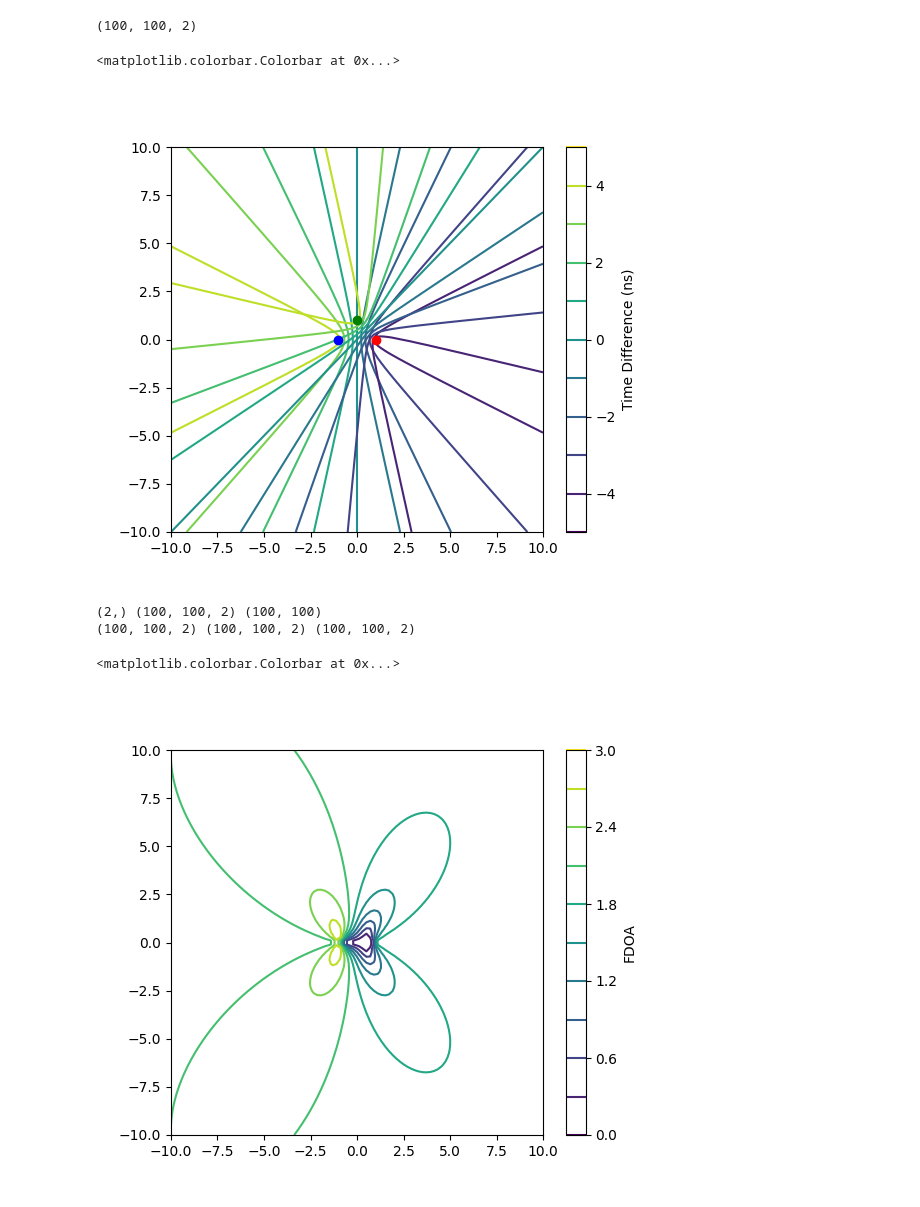
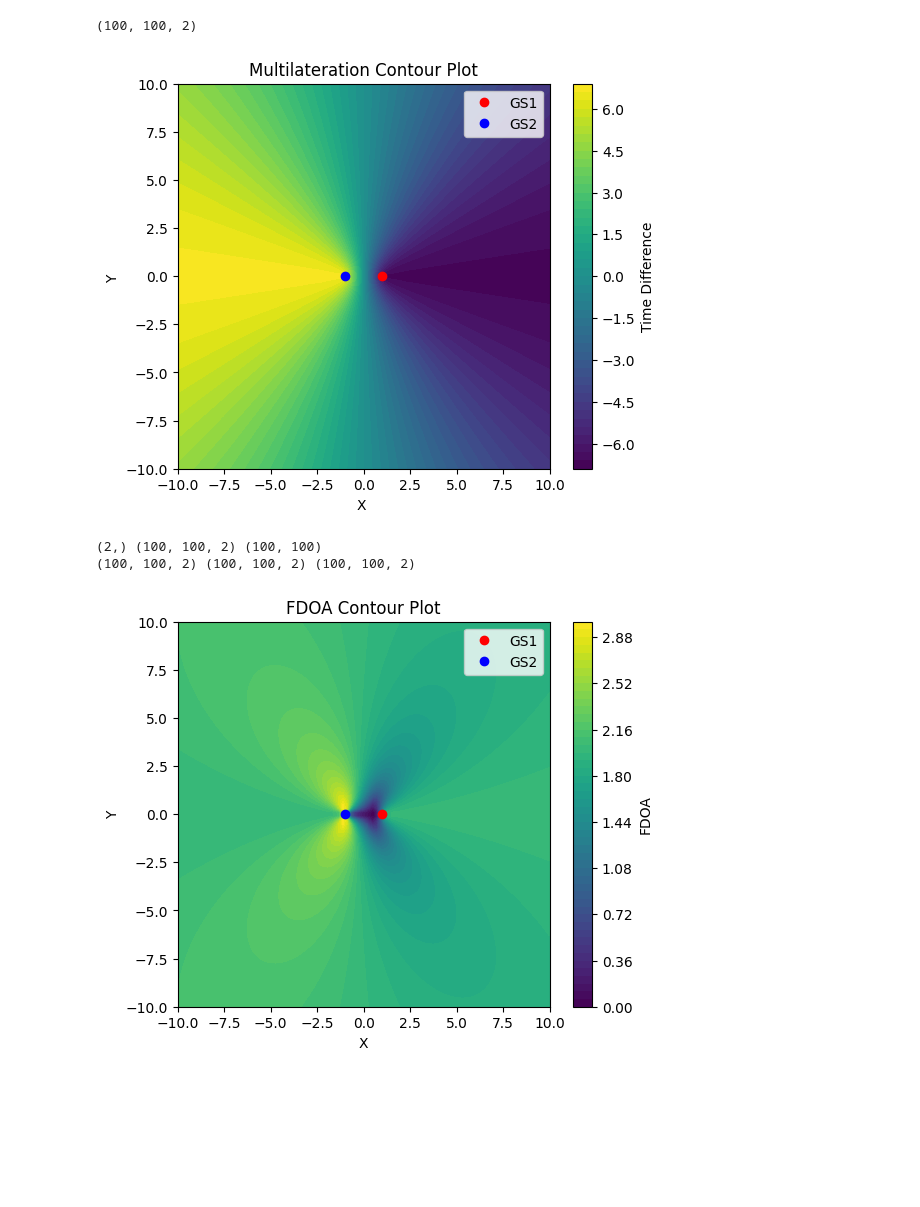
Before and after one commit to kamilix2003/sat-ant, a Jupyter notebook: multilat.ipynb, the cells around one changed output. Drawn from its saved outputs; the diff is of its cells as text; code cells hidden in the pictures; blank space fills up the shorter version.

```diff
--- a/multilat.ipynb
+++ b/multilat.ipynb
@@ -161,15 +183,19 @@ tau2 = np.linalg.norm(ry1, axis=2) / c - np.linalg.norm(ry3, axis=2) / c
 fig = plt.figure(figsize=(6, 5))
 ax = fig.add_subplot(111)
 
-cf = ax.contour(x, y, tau1 * 1e9, levels=10, cmap='viridis')
-cf = ax.contour(x, y, tau2 * 1e9, levels=10, cmap='viridis')
+cf = ax.contourf(x, y, tau1 * 1e9, levels=50, cmap='viridis')
+# cf = ax.contour(x, y, tau2 * 1e9, levels=10, cmap='viridis')
 ax.plot(x1[0], x1[1], 'ro', label='GS1')
 ax.plot(x2[0], x2[1], 'bo', label='GS2')
-ax.plot(x3[0], x3[1], 'go', label='GS3')
-fig.colorbar(cf, ax=ax, label='Time Difference (ns)')
+# ax.plot(x3[0], x3[1], 'go', label='GS3')
+fig.colorbar(cf, ax=ax, label='Time Difference')
+ax.set_xlabel('X ')
+ax.set_ylabel('Y ')
+ax.set_title('Multilateration Contour Plot')
+ax.legend()
+plt.show()
 # %% [output]
-<matplotlib.colorbar.Colorbar at 0x...>
-[figure, old version]
+[figure, new version]
 # %%
 
 v1 = np.array([1, 1])
@@ -197,8 +223,16 @@ f13 = np.linalg.norm(d1 - d3, axis=2)
 # %%
 fig = plt.figure(figsize=(6, 5))
 ax = fig.add_subplot(111)
-cf = ax.contour(x, y, f12, levels=10, cmap='viridis')
+cf = ax.contourf(x, y, f12, levels=50, cmap='viridis')
+# cf = ax.contour(x, y, f13, levels=10, cmap='viridis')
+ax.plot(x1[0], x1[1], 'ro', label='GS1')
+ax.plot(x2[0], x2[1], 'bo', label='GS2')
+# ax.plot(x3[0], x3[1], 'go', label='GS3')
 fig.colorbar(cf, ax=ax, label='FDOA')
+ax.set_xlabel('X')
+ax.set_ylabel('Y')
+ax.set_title('FDOA Contour Plot')
+ax.legend()
+plt.show()
 # %% [output]
-<matplotlib.colorbar.Colorbar at 0x...>
-[figure, old version]
+[figure, new version]
```
Also changed, not shown: parts of 5 cells of this notebook, 10 other files.
